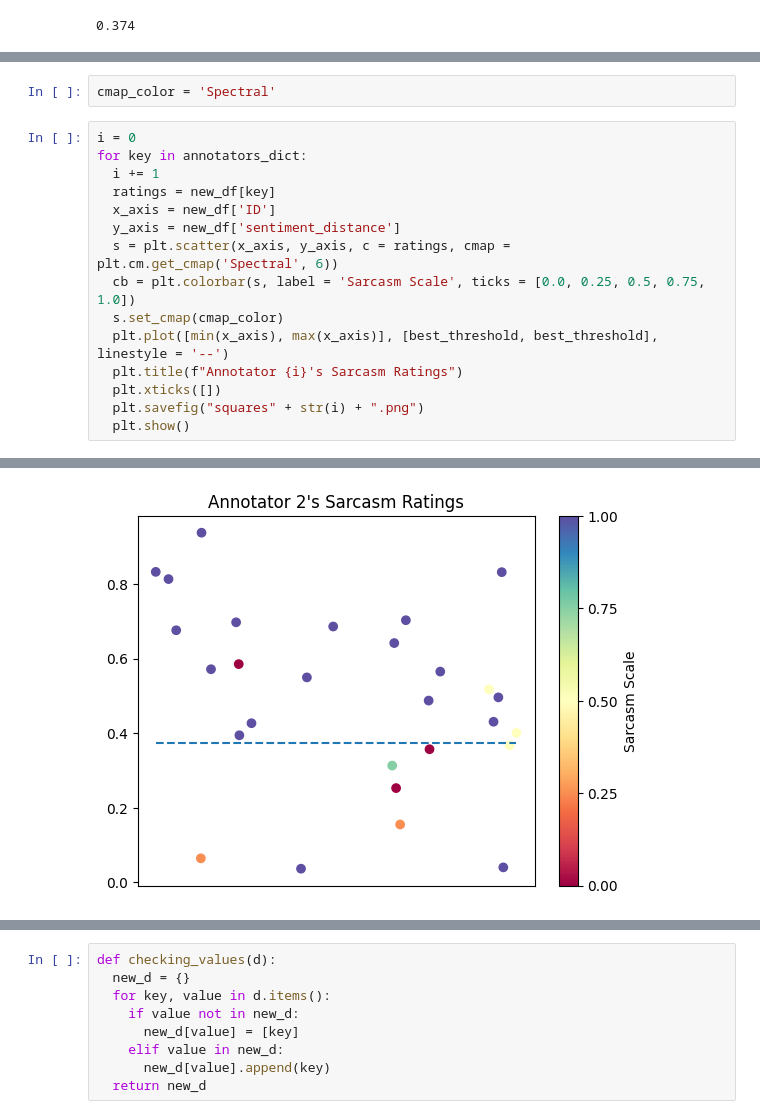
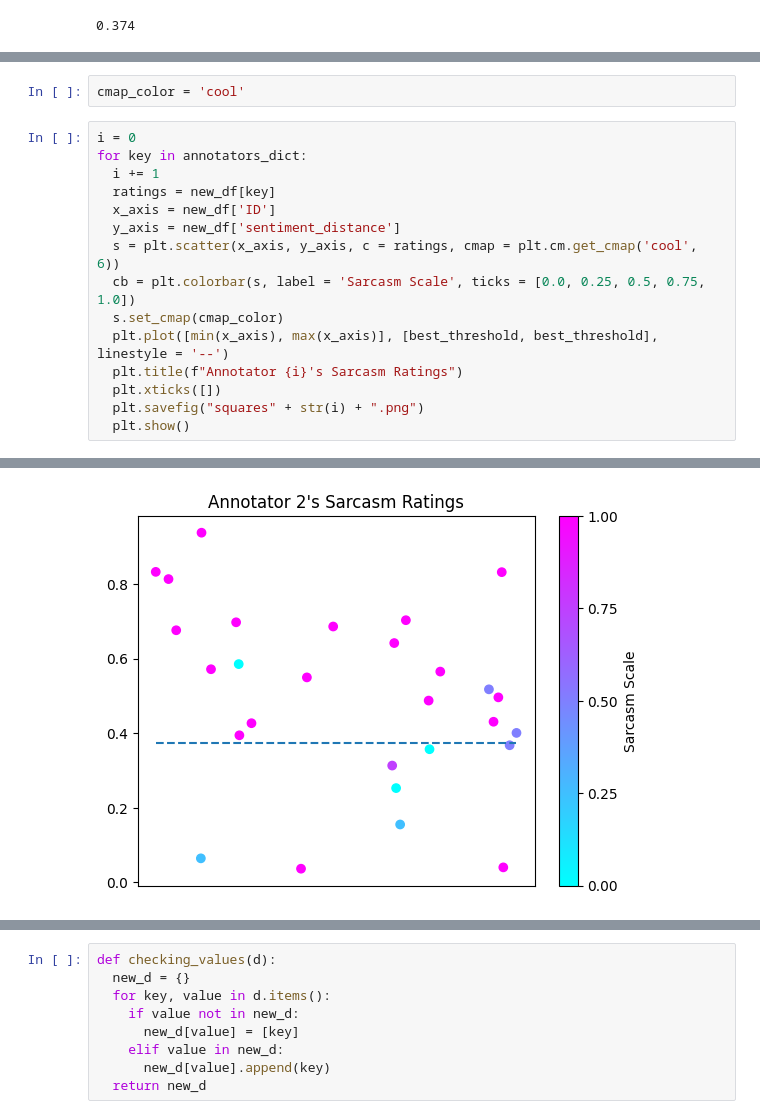
Before and after one commit to zsoflo/sarcasm, a Jupyter notebook: sentiment_distances_analysis/sentiment_distance.ipynb, the cells around one changed output, grey strips where cells are left out. Drawn from its saved outputs; the diff is of its cells as text.

```diff
--- a/sentiment_distances_analysis/sentiment_distance.ipynb
+++ b/sentiment_distances_analysis/sentiment_distance.ipynb
@@ -57,7 +65,7 @@ new_df
 | 949 | 15449.0 | 1.00 | 1.00 | 0.75 | 0.00 | 1.00 | 1.00 | sign_5263 | love to see and hear people wildl... | love to see and hear people wildl... | ... |
 | 986 | 13839.0 | 1.00 | 1.00 | 1.00 | 1.00 | 1.00 | 1.00 | sign_13143 | gosh i love 17 hour work days | gosh i love 17 hour work days | ... |
 # %%
-cmap_color = 'Spectral'
+cmap_color = 'cool'
 # %%
 i = 0
 for key in annotators_dict:
@@ -65,7 +73,7 @@ for key in annotators_dict:
   ratings = new_df[key]
   x_axis = new_df['ID']
   y_axis = new_df['sentiment_distance']
-  s = plt.scatter(x_axis, y_axis, c = ratings, cmap = plt.cm.get_cmap('Spectral', 6))
+  s = plt.scatter(x_axis, y_axis, c = ratings, cmap = plt.cm.get_cmap('cool', 6))
   cb = plt.colorbar(s, label = 'Sarcasm Scale', ticks = [0.0, 0.25, 0.5, 0.75, 1.0])
   s.set_cmap(cmap_color)
   plt.plot([min(x_axis), max(x_axis)], [best_threshold, best_threshold], linestyle = '--')
@@ -78 +86 @@ for key in annotators_dict:
-[figure, old version]
+[figure, new version]
```
Also changed, not shown: parts of 3 cells of this notebook, 6 other files.
